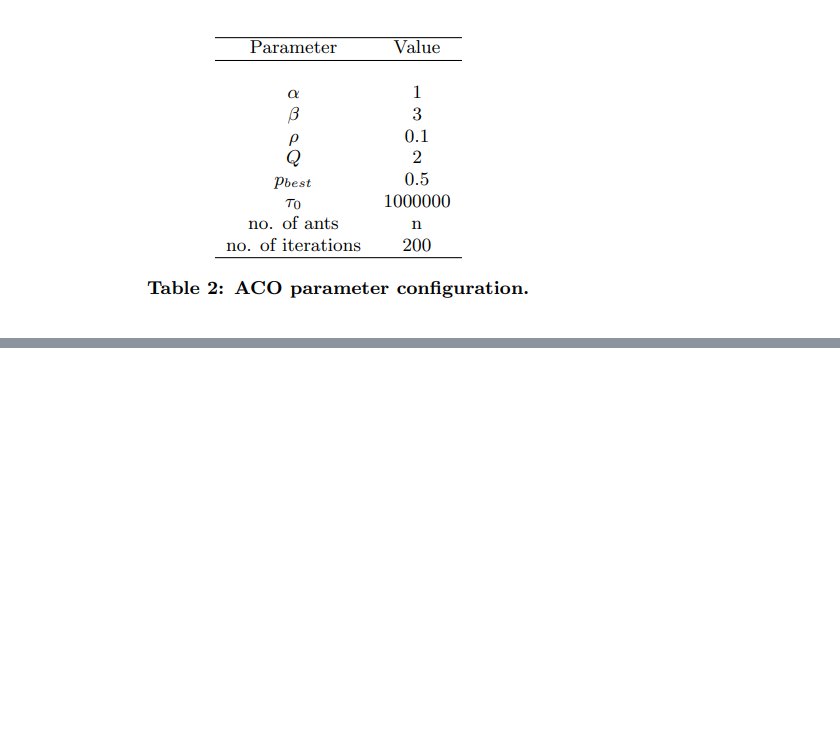
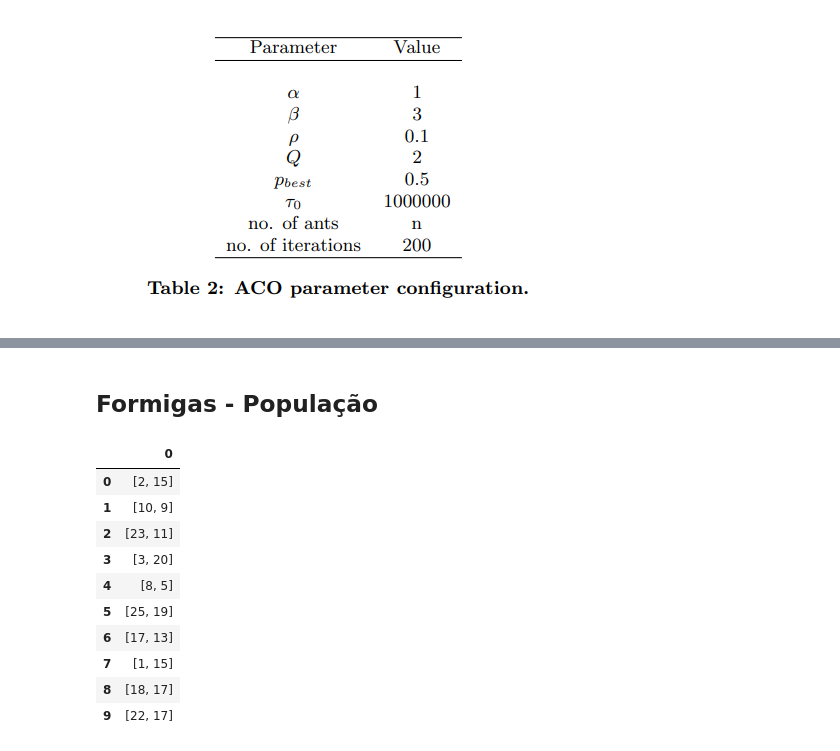
Before and after one commit to KepryDeSousa/Inteligencia-Computacional-I, a Jupyter notebook: Relatorio_ACO.ipynb, the cells around one changed output, grey strips where cells are left out. Drawn from its saved outputs; the diff is of its cells as text; code cells hidden in the pictures; blank space fills up the shorter version.

```diff
--- a/Relatorio_ACO.ipynb
+++ b/Relatorio_ACO.ipynb
@@ -57,0 +65,48 @@ Alpha,Beta,P,Q,TO,N_Formigas,N_Interacoes
+# %% [markdown]
+## Formigas - População
+# %%
+from IPython.utils.py3compat import MethodType
+class Populacao_Forg():
+  #sobrecarga de método
+  def __init__(self,init,fim,cidades):
+    self.init = init
+    self.fim = fim
+    self.cidades = cidades
+
+
+  def Mapa(self,init,fim):
+    #mapa inicial das formigas
+    variavel =  []
+    for i in range(self.cidades):
+      x = random.randint(init, fim)
+      y = random.randint(init, fim)
+      variavel.append([[x,y]])
+
+    variavel = pd.DataFrame(variavel)
+
+    return variavel
+
+  def Pop_Formigas(self):
+    #mapa de referencia, funcoes iniciais
+    m = self.Mapa(self.init, self.fim)
+
+
+    return m
+# %%
+#Localizações
+f = Populacao_Forg(1,25,5)
+pop_f =f.Pop_Formigas()
+pop_f
+#Trafego de formigas
+# %% [output]
+|  | 0 |
+| 0 | [2, 15] |
+| 1 | [10, 9] |
+| 2 | [23, 11] |
+| 3 | [3, 20] |
+| 4 | [8, 5] |
+| 5 | [25, 19] |
+| 6 | [17, 13] |
+| 7 | [1, 15] |
+| 8 | [18, 17] |
+| 9 | [22, 17] |
```
Also changed, not shown: parts of 3 cells of this notebook.
